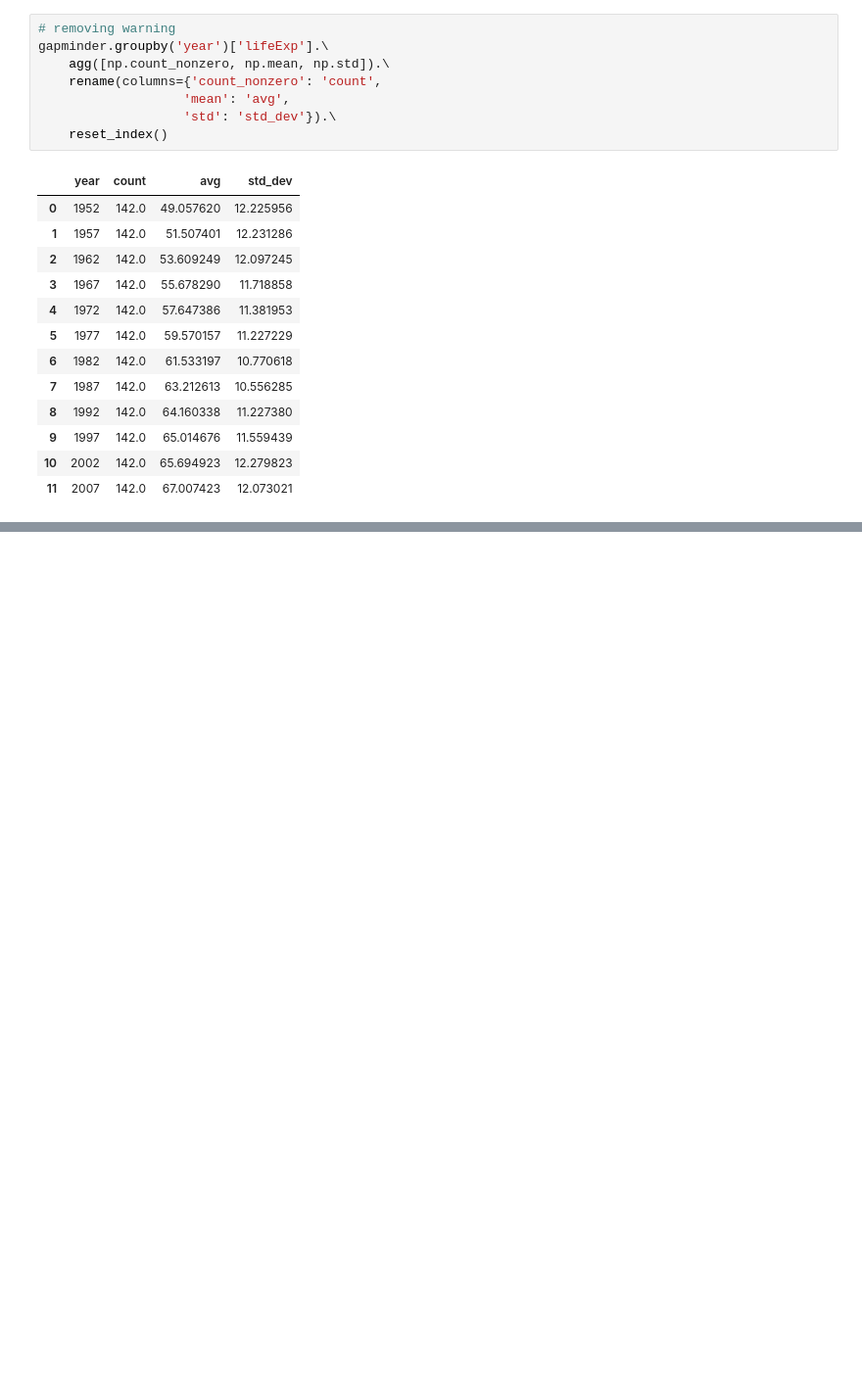
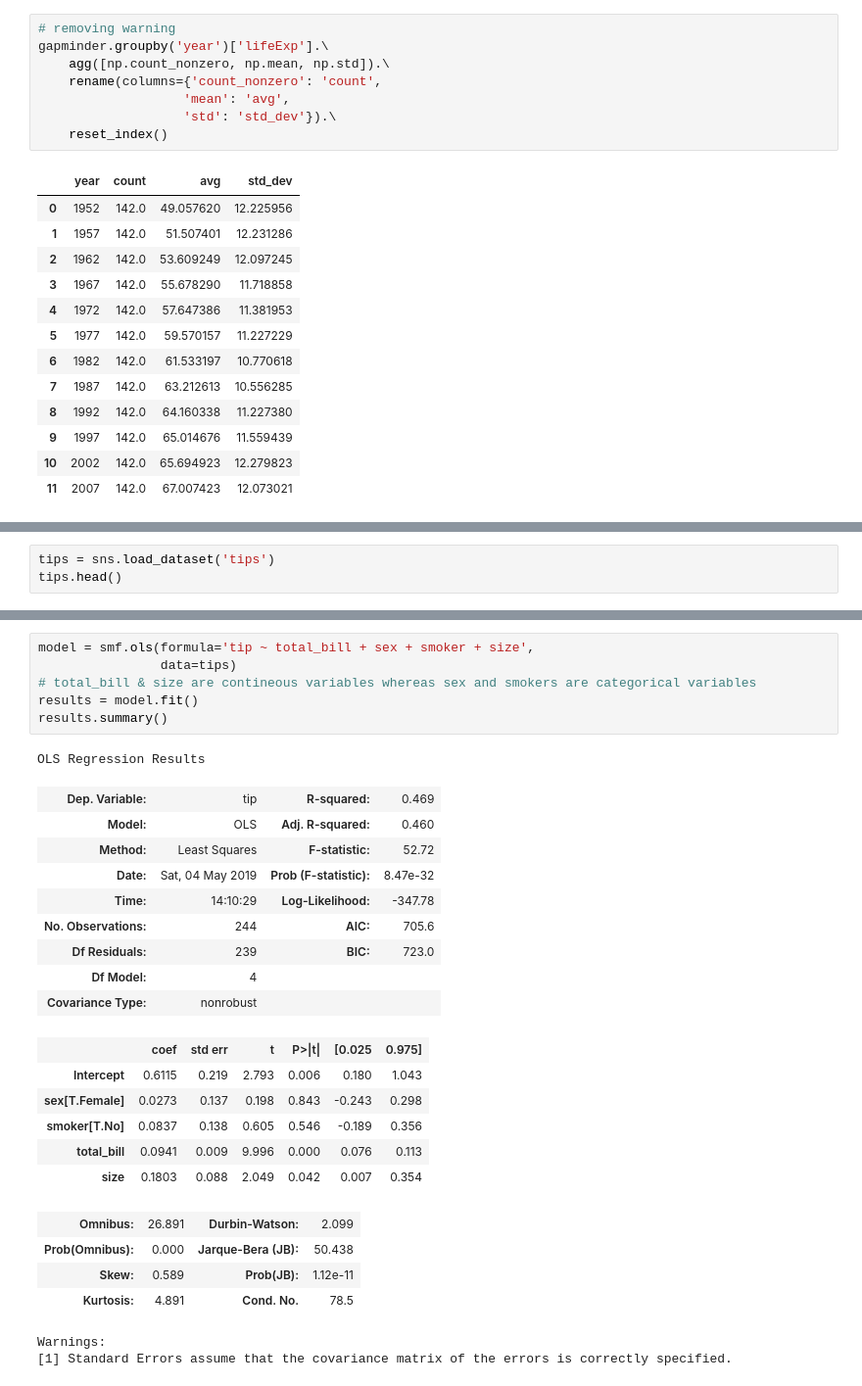
Before and after one commit to HassanSherwani/Data_Analysis_Pandas, a Jupyter notebook: Working_with_pandas(Intro_2_model).ipynb, the cells around one changed output, grey strips where cells are left out. Shown at 98% size. Cells and saved outputs as stored; diff of their text form; blank space fills up the shorter version.

```diff
--- a/Working_with_pandas(Intro_2_model).ipynb
+++ b/Working_with_pandas(Intro_2_model).ipynb
@@ -1664,0 +1681,3 @@ gapminder.groupby('year')['lifeExp'].\
+# %%
+tips = sns.load_dataset('tips')
+tips.head()
@@ -1664,0 +1766,29 @@ gapminder.groupby('year')['lifeExp'].\
+# %%
+model = smf.ols(formula='tip ~ total_bill + sex + smoker + size',
+                data=tips)
+# total_bill & size are contineous variables whereas sex and smokers are categorical variables
+results = model.fit()
+results.summary()
+# %% [output]
+OLS Regression Results
+| Dep. Variable: | tip | R-squared: | 0.469 |
+| Model: | OLS | Adj. R-squared: | 0.460 |
+| Method: | Least Squares | F-statistic: | 52.72 |
+| Date: | Sat, 04 May 2019 | Prob (F-statistic): | 8.47e-32 |
+| Time: | 14:10:29 | Log-Likelihood: | -347.78 |
+| No. Observations: | 244 | AIC: | 705.6 |
+| Df Residuals: | 239 | BIC: | 723.0 |
+| Df Model: | 4 |  |  |
+| Covariance Type: | nonrobust |  |  |
+|  | coef | std err | t | P>|t| | [0.025 | 0.975] |
+| Intercept | 0.6115 | 0.219 | 2.793 | 0.006 | 0.180 | 1.043 |
+| sex[T.Female] | 0.0273 | 0.137 | 0.198 | 0.843 | -0.243 | 0.298 |
+| smoker[T.No] | 0.0837 | 0.138 | 0.605 | 0.546 | -0.189 | 0.356 |
+| total_bill | 0.0941 | 0.009 | 9.996 | 0.000 | 0.076 | 0.113 |
+| size | 0.1803 | 0.088 | 2.049 | 0.042 | 0.007 | 0.354 |
+| Omnibus: | 26.891 | Durbin-Watson: | 2.099 |
+| Prob(Omnibus): | 0.000 | Jarque-Bera (JB): | 50.438 |
+| Skew: | 0.589 | Prob(JB): | 1.12e-11 |
+| Kurtosis: | 4.891 | Cond. No. | 78.5 |
+Warnings:
+[1] Standard Errors assume that the covariance matrix of the errors is correctly specified.
```
Also changed, not shown: parts of 34 cells of this notebook.
